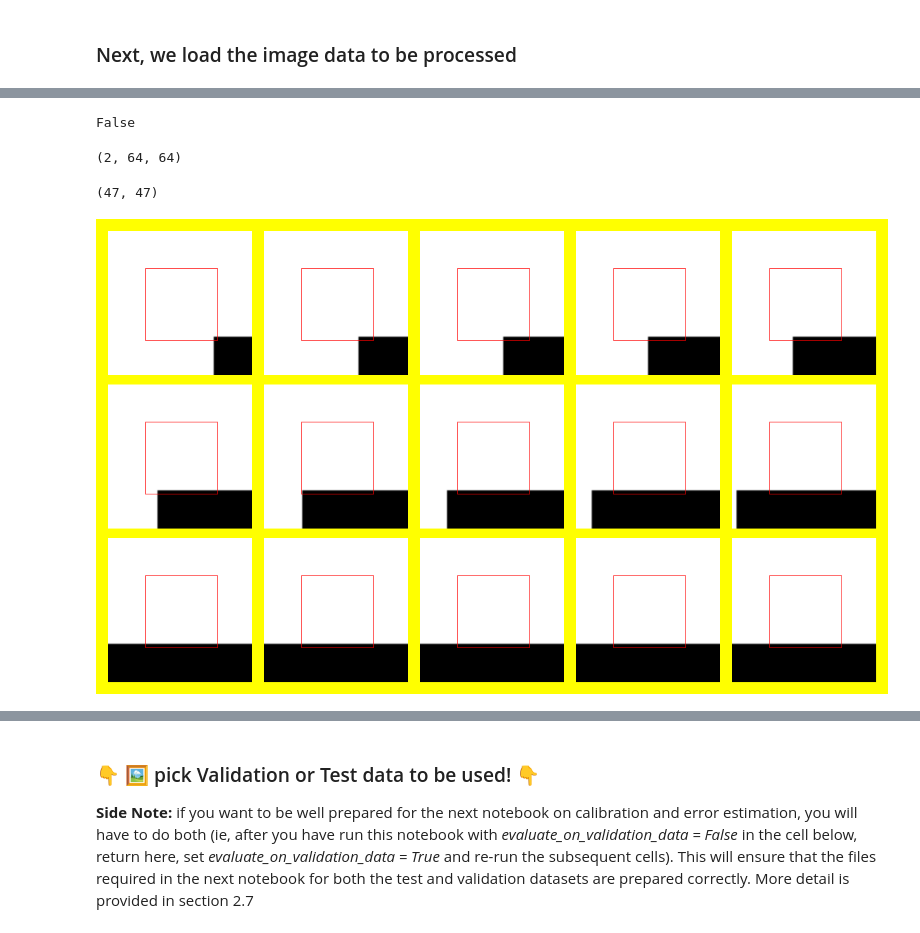
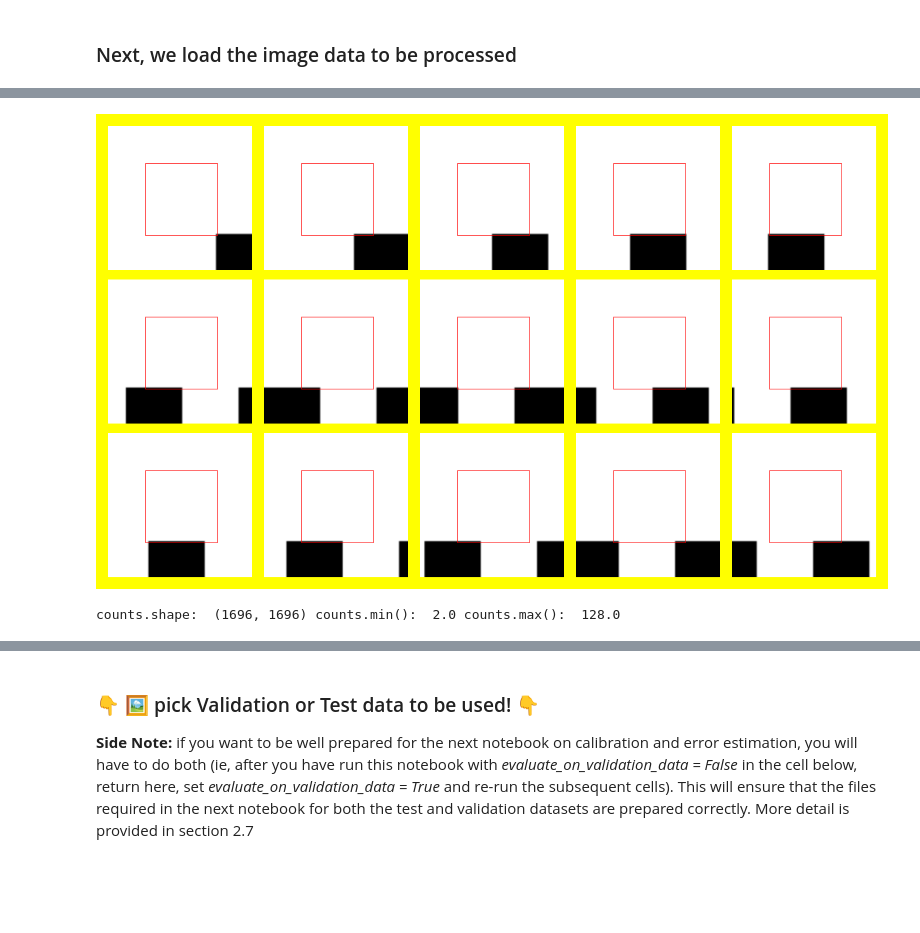
Before and after one commit to AmanKukde/MicroSplit-reproducibility, a Jupyter notebook: examples/2D/custom_dataset/02_predict.ipynb, the cells around one changed output, grey strips where cells are left out. Cells and saved outputs as stored; diff of their text form; code cells hidden in the pictures; blank space fills up the shorter version.

```diff
--- a/examples/2D/custom_dataset/02_predict.ipynb
+++ b/examples/2D/custom_dataset/02_predict.ipynb
@@ -199,50 +207,65 @@ def plot_images_with_center_box(dataset, num_images=9, box_size=32):
     elif rows == 1 or cols == 1:
         axes = axes.reshape(rows, cols)
 
     for idx in range(num_images):
         img_data = np.array(dataset.__getitem__(idx)[0])
         img = img_data[0]  # Assuming first channel
 
         row_idx = idx // cols
         col_idx = idx % cols
         ax = axes[row_idx, col_idx]
 
         ax.imshow(img, cmap='gray')
         ax.axis('off')
 
         height, width = img.shape
         start_x = (width - box_size) // 2
         start_y = (height - box_size) // 2
 
         rect = patches.Rectangle(
             (start_x, start_y), box_size, box_size,
             linewidth=0.5, edgecolor='red', facecolor='none',
         )
         ax.add_patch(rect)
 
     # Hide unused subplots
     for i in range(num_images, rows * cols):
         fig.delaxes(axes.flatten()[i])
 
     plt.tight_layout()
     plt.show()
+
+plot_images_with_center_box(test_dset, num_images=15, box_size=32)
+# %% [output]
+[figure, added]
-# %%
-a = train_dset.__getitem__(1)[0]
-b = train_dset.__getitem__(2)[0]
-(a == b).all()
-# %% [output]
-False
-# %%
-a = train_dset.__getitem__(0)[0]
-print(a.shape)
-x_coords, y_coords = np.where(a[0] == 0.)
-zero_points = list(zip(x_coords, y_coords))
-len(zero_points)
-zero_points[0]
-# %% [output]
-(2, 64, 64)
-(47, 47)
-# %%
-plot_images_with_center_box(train_dset, num_images=15, box_size=32)
-# %% [output]
-[figure, removed]
+# %%
+
+from tqdm import tqdm
+from torch.utils.data import DataLoader, Dataset
+
+def get_counts(dset):
+    """
+    Visualizes how the image is divided into tiles.
+    """
+    counts = np.zeros(dset._padded_data.shape[1:-1])  # (H, W) or (Z, H, W)
+
+    dloader = DataLoader(dset, batch_size=1, shuffle=False)
+
+    for idx, batch in tqdm(enumerate(dloader), total=len(dloader), desc="Counting tiles"):
+        loc = dset.idx_manager.get_patch_location_from_dataset_idx(idx)
+        _, *spatial_loc = loc
+
+        slices = []
+        for s_loc, s_dim in zip(spatial_loc, dset.idx_manager.patch_spatial_dims):
+            slices.append(slice(int(s_loc), int(s_loc + s_dim)))
+
+        counts[tuple(slices)] += 1  # Every time a pixel is covered, increment by 1
+    return counts
+
+counts = get_counts(test_dset)
+
+print("counts.shape: ", counts.shape,
+      "counts.min(): ", counts.min(),
+      "counts.max(): ", counts.max())
+# %% [output]
+counts.shape:  (1696, 1696) counts.min():  2.0 counts.max():  128.0
```
Also changed, not shown: parts of 13 cells of this notebook, 1 other file.
